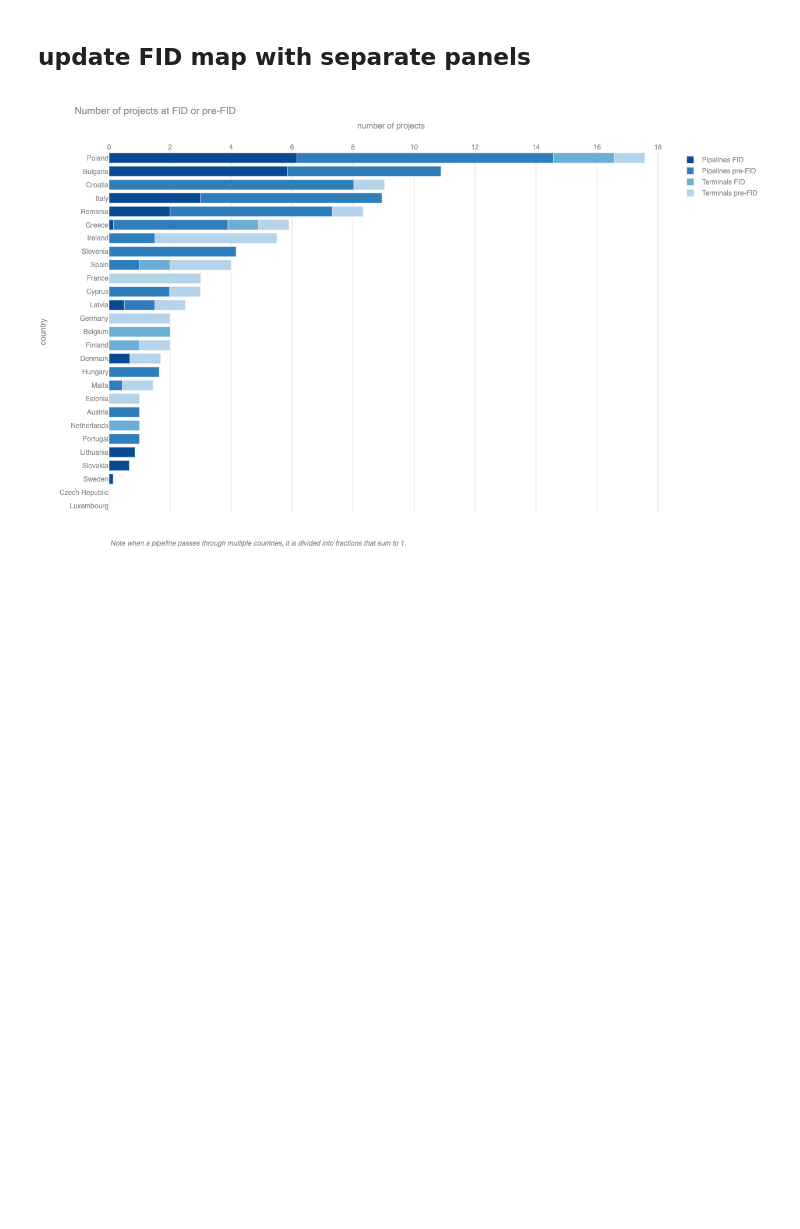
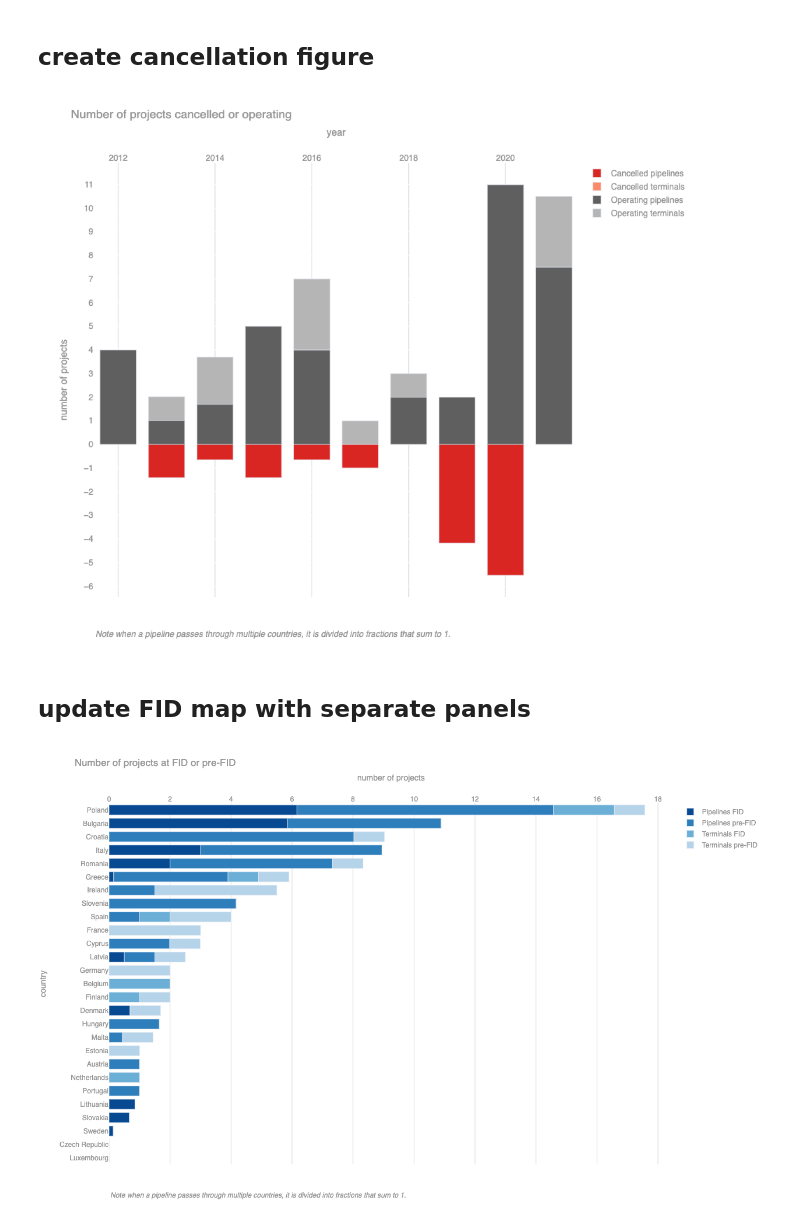
Before and after one commit to GlobalEnergyMonitor/europe-gas-tracker-dashboard, a Jupyter notebook: notebooks/Europe-Gas-Dashboard-testing-interactive-figures.ipynb, the cells around one changed output. Drawn from its saved outputs; the diff is of its cells as text; code cells hidden in the pictures; blank space fills up the shorter version.

Commit message:
added year counts for cancelled/proposed projects

```diff
--- a/notebooks/Europe-Gas-Dashboard-testing-interactive-figures.ipynb
+++ b/notebooks/Europe-Gas-Dashboard-testing-interactive-figures.ipynb
@@ -452,0 +551,2 @@ def fig_fid():
+# %% [markdown]
+## create cancellation figure
@@ -453,3 +646,8 @@ def fig_fid():
+# %%
+fig = fig_year_counts()
+fig.show()
+# %% [output]
+[figure, added]
 # %% [markdown]
 ## update FID map with separate panels
 # %%
```
Also changed, not shown: parts of 4 cells of this notebook, 2 other files.
